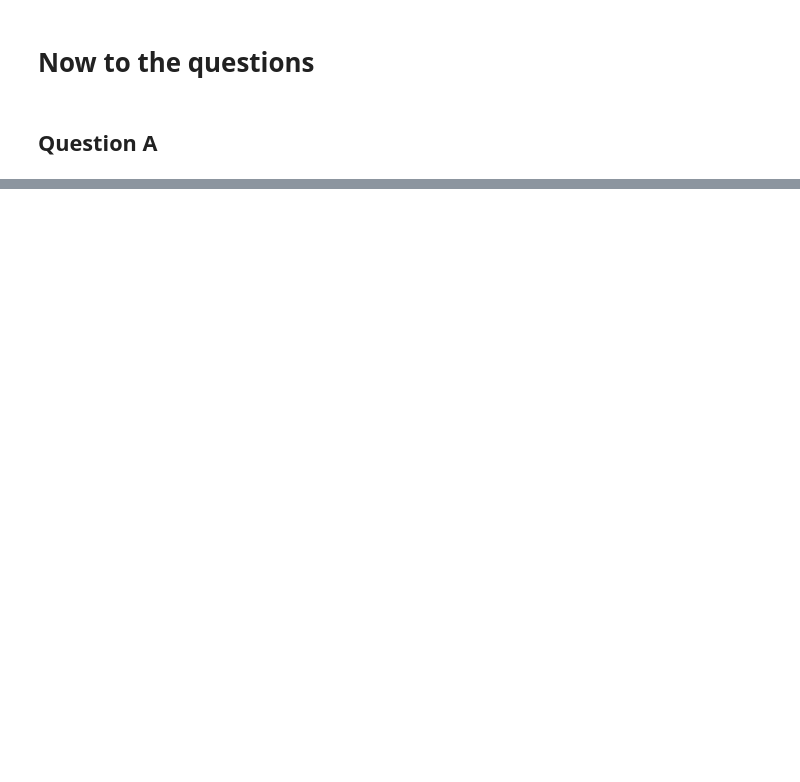
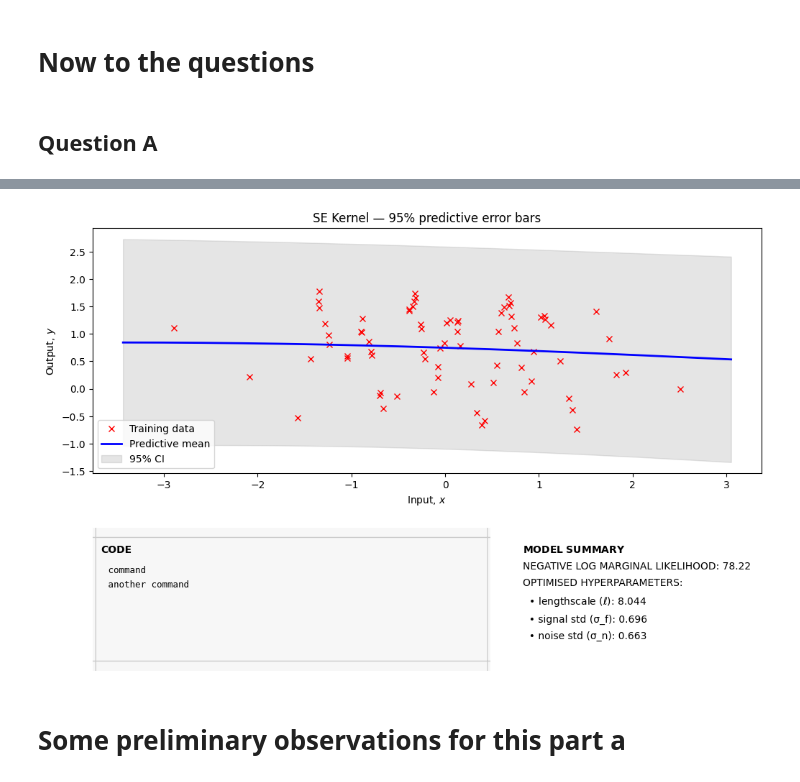
Before and after one commit to Olubusolami-R/gaussian-processes-cw, a Jupyter notebook: 2526/cw1/coursework1.ipynb, the cells around one changed output, grey strips where cells are left out. Drawn from its saved outputs; the diff is of its cells as text; code cells hidden in the pictures; blank space fills up the shorter version.

```diff
--- a/2526/cw1/coursework1.ipynb
+++ b/2526/cw1/coursework1.ipynb
@@ -130,0 +146,6 @@ m.Gaussian_noise.variance = 1.0
+# %%
+cw1utils.plot_predictive_error_bars(m, X, y, "\n command\n another command")
+# %% [output]
+[figure, added]
+# %% [markdown]
+# Some preliminary observations for this part a
```
Also changed, not shown: parts of 5 cells of this notebook.
